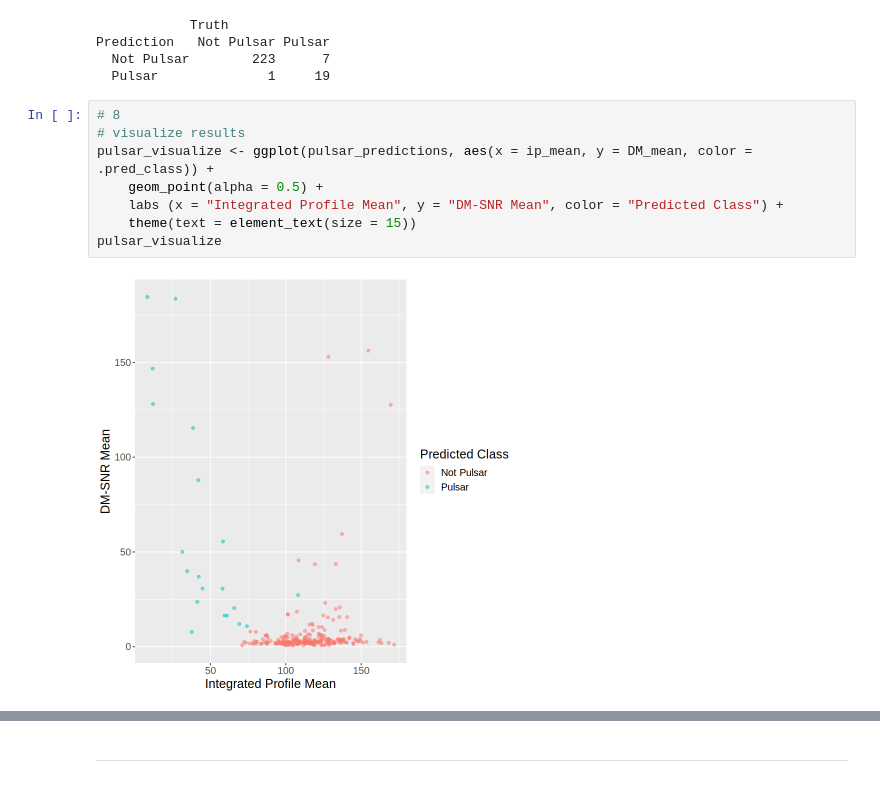
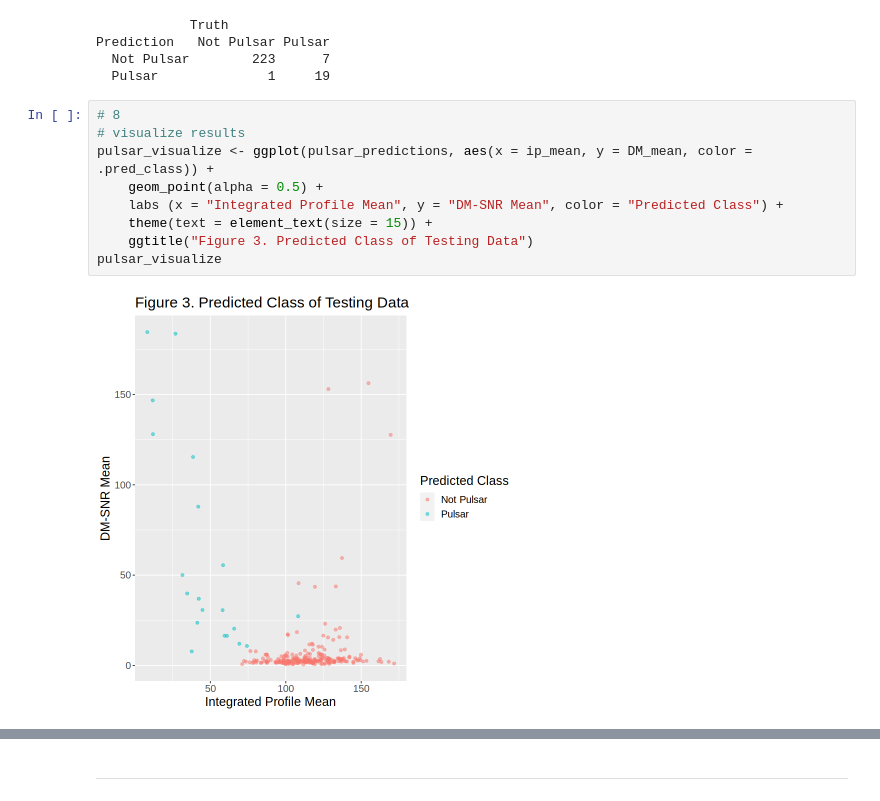
Before and after one commit to madiportas/dsci-100_group_project, a Jupyter notebook: Group_Project.ipynb, the cells around one changed output, grey strips where cells are left out. Cells and saved outputs as stored; diff of their text form.

```diff
--- a/Group_Project.ipynb
+++ b/Group_Project.ipynb
@@ -176,13 +181,14 @@ Prediction   Not Pulsar Pulsar
 # %%
 # 8
 # visualize results
 pulsar_visualize <- ggplot(pulsar_predictions, aes(x = ip_mean, y = DM_mean, color = .pred_class)) +
     geom_point(alpha = 0.5) +
     labs (x = "Integrated Profile Mean", y = "DM-SNR Mean", color = "Predicted Class") +
-    theme(text = element_text(size = 15))
+    theme(text = element_text(size = 15)) +
+    ggtitle("Figure 3. Predicted Class of Testing Data")
 pulsar_visualize
 # %% [output]
-[figure, old version]
+[figure, new version]
 # %%
 # 9
 # visualize confusion matrix
```
Also changed, not shown: parts of 5 cells of this notebook.
